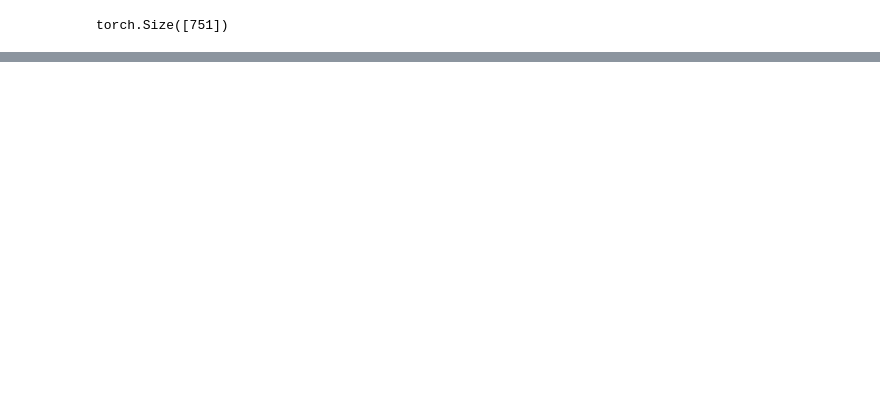
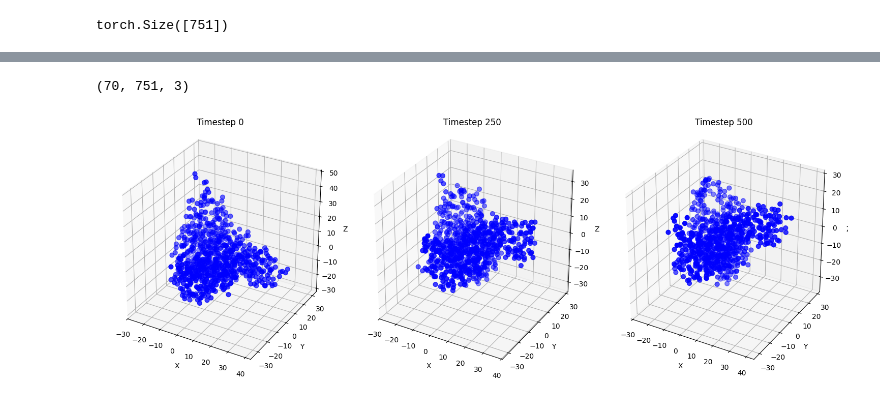
Before and after one commit to ipejonathan/LLNLMLBackmapping, a Jupyter notebook: inference_test.ipynb, the cells around one changed output, grey strips where cells are left out. Saved outputs shown, nothing was run; the diff lists cells and outputs as text; code cells hidden in the pictures; blank space fills up the shorter version.

```diff
--- a/inference_test.ipynb
+++ b/inference_test.ipynb
@@ -235,6 +247,9 @@ rmsds
 # %%
 data = np.load("pred-cg-500.npy")
 print(data.shape)
-samples = [data[0][0], data[77][0], data[95][0]]
+samples = [data[0], data[55], data[69]]
 plot_diffusion_samples(samples)
+# %% [output]
+(70, 751, 3)
+[figure, added]
 # %%
```
Also changed, not shown: parts of 10 cells of this notebook.
